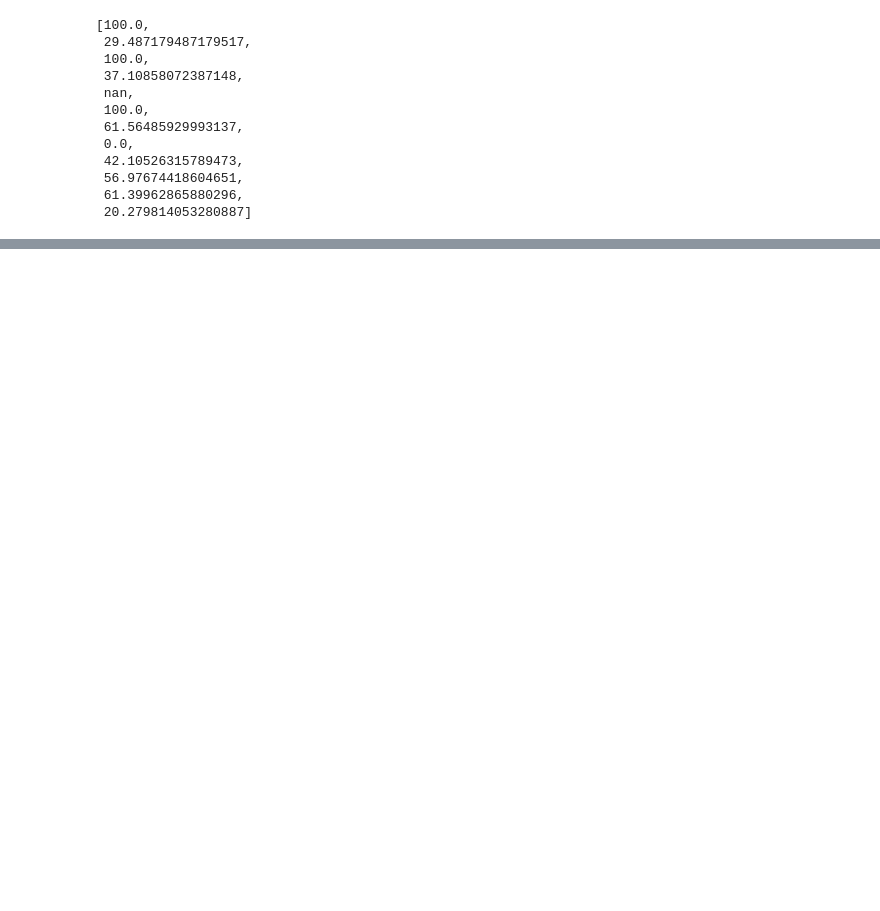
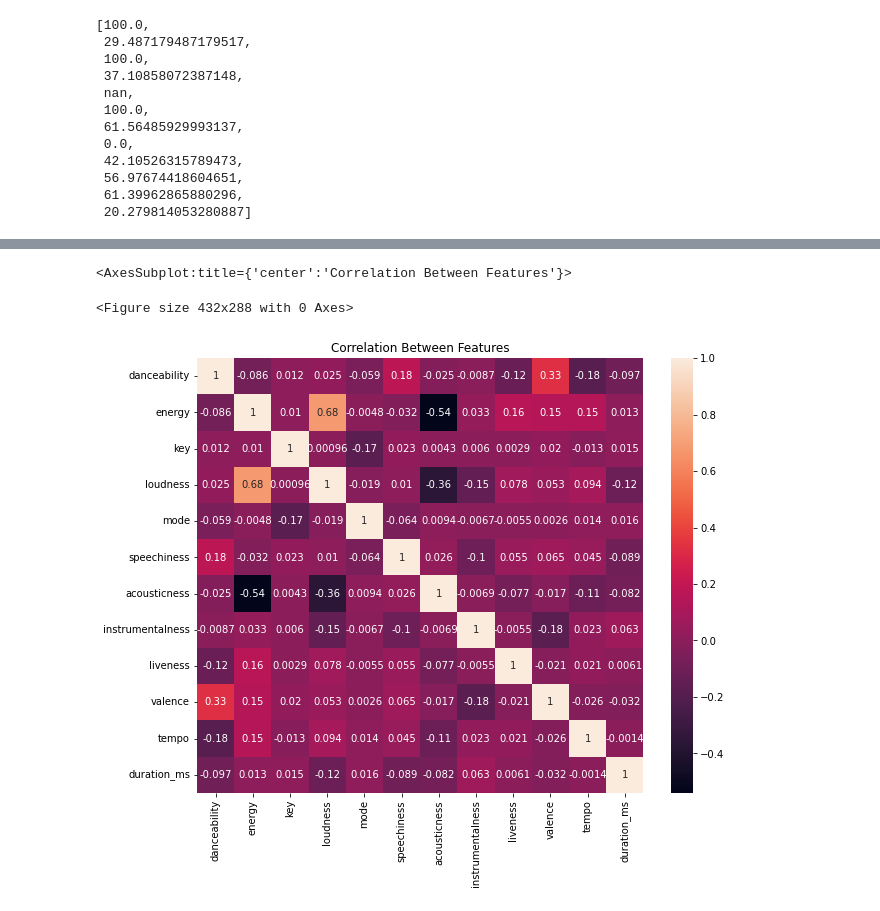
Before and after one commit to caratliff/ml-genre-assignment, a Jupyter notebook: 00 raw data/EDA.ipynb, the cells around one changed output, grey strips where cells are left out. Cells and saved outputs as stored; diff of their text form; code cells hidden in the pictures; blank space fills up the shorter version.

```diff
--- a/00 raw data/EDA.ipynb
+++ b/00 raw data/EDA.ipynb
@@ -212,0 +222,11 @@ fig.show()
+# %%
+# Correlation Matrix
+plt.tight_layout()
+plt.figure(figsize=(10, 8))
+corrMatrix = music_X.corr()
+plt.title('Correlation Between Features')
+sns.heatmap(corrMatrix, annot=True)
+# %% [output]
+<AxesSubplot:title={'center':'Correlation Between Features'}>
+<Figure size 432x288 with 0 Axes>
+[figure, added]
```
Also changed, not shown: parts of 1 cell of this notebook, 3 other files.
